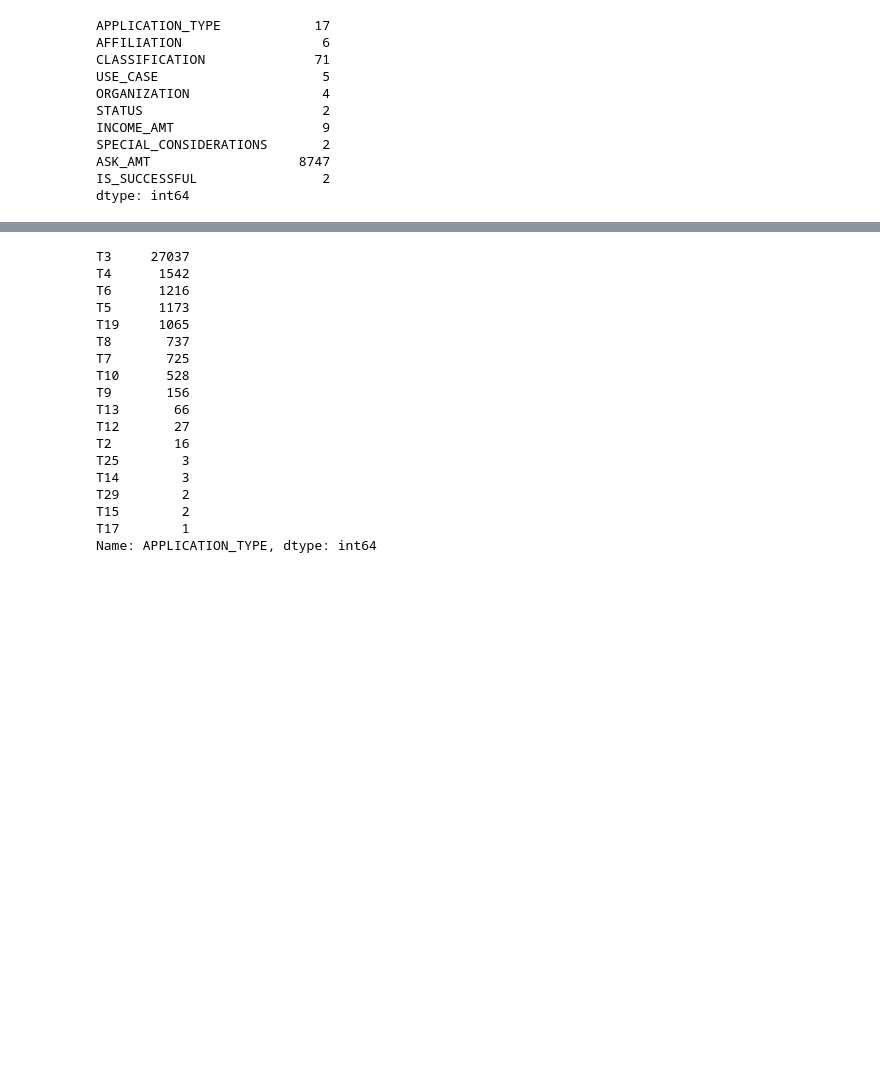
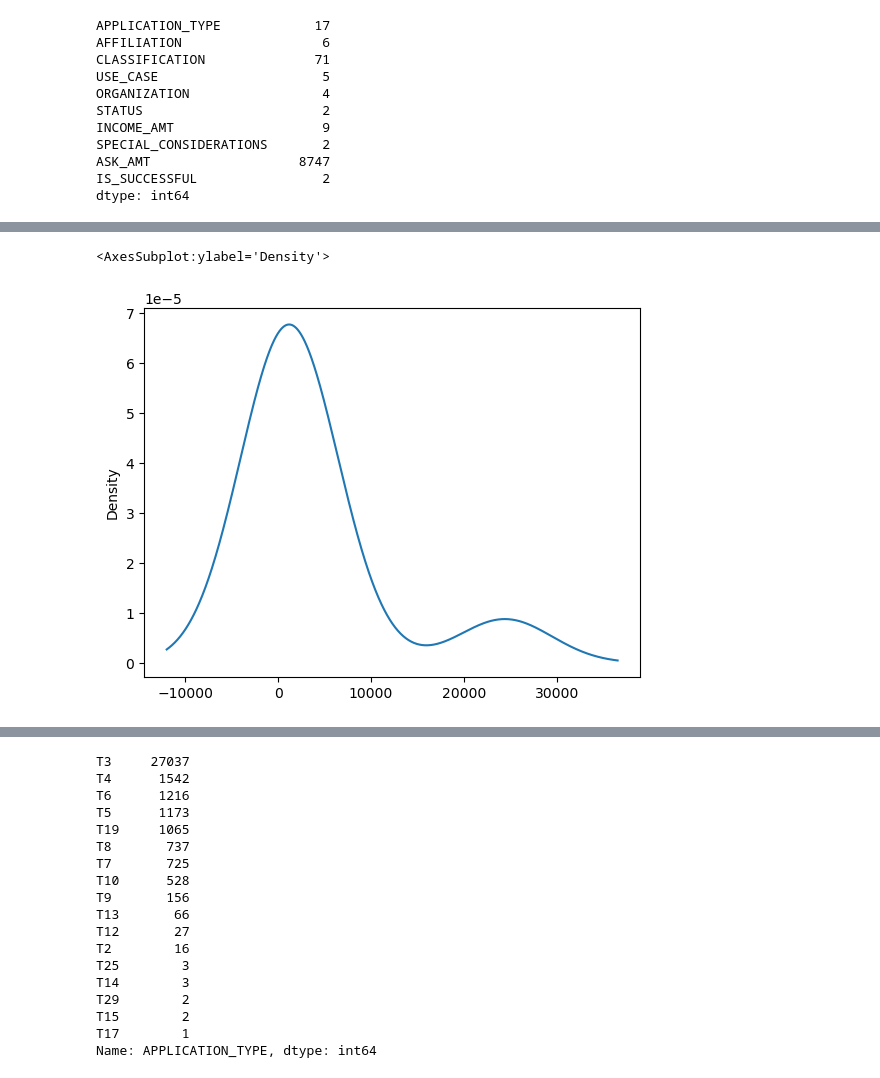
Before and after one commit to msury21/Neural_Network_Charity_Analysis, a Jupyter notebook: AlphabetSoupCharity_Optimization.ipynb, the cells around one changed output, grey strips where cells are left out. Cells and saved outputs as stored; diff of their text form; code cells hidden in the pictures; blank space fills up the shorter version.

```diff
--- a/AlphabetSoupCharity_Optimization.ipynb
+++ b/AlphabetSoupCharity_Optimization.ipynb
@@ -44,3 +44,7 @@ SPECIAL_CONSIDERATIONS       2
 ASK_AMT                   8747
 IS_SUCCESSFUL                2
 dtype: int64
+# %%
+# Look at INCOME_AMT value counts for binning
+income_counts = application_df["INCOME_AMT"].value_counts()
+income_counts
@@ -46,0 +62,6 @@ dtype: int64
+# %%
+# Visualize the value counts of INCOME_AMT
+income_counts.plot.density()
+# %% [output]
+<AxesSubplot:ylabel='Density'>
+[figure, added]
```
Also changed, not shown: parts of 7 cells of this notebook, 4 other files.
